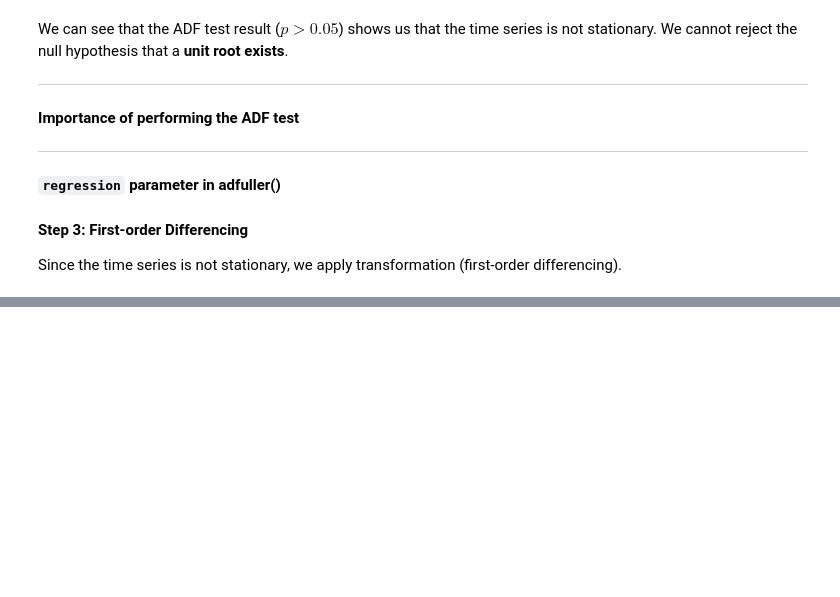
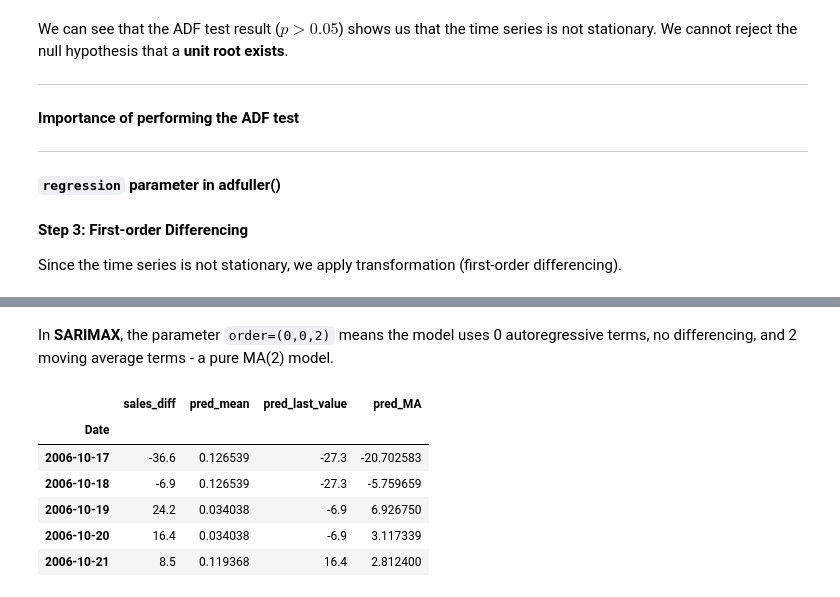
Before and after one commit to michaelhudson2205/INFO3022_Practicals, a Jupyter notebook: P4_2_Moving_Average.ipynb, the cells around one changed output, grey strips where cells are left out. Saved outputs shown, nothing was run; the diff lists cells and outputs as text; code cells hidden in the pictures; blank space fills up the shorter version.

Commit message:
Predicted 28 days (H).

```diff
--- a/P4_2_Moving_Average.ipynb
+++ b/P4_2_Moving_Average.ipynb
@@ -121,0 +276,28 @@ Since the time series is not stationary, we apply transformation (first-order di
+# %% [markdown]
+In **SARIMAX**, the parameter `order=(0,0,2)` means the model uses 0 autoregressive terms, no differencing, and 2 moving average terms - a pure MA(2) model.
+# %%
+# Train the baseline model and predict - historical mean and last known value
+# Train using the moving average process and predict the next 28 steps
+pred_df = test.copy()
+
+TRAIN_LEN = len(train)
+HORIZON = len(test)
+WINDOW = 2
+
+pred_mean = rolling_forecast(df_diff, TRAIN_LEN, HORIZON, WINDOW, method="mean")
+pred_last_value = rolling_forecast(df_diff, TRAIN_LEN, HORIZON, WINDOW, method="last")
+pred_MA = rolling_forecast(df_diff, TRAIN_LEN, HORIZON, WINDOW, method="MA")
+
+pred_df["pred_mean"] = pred_mean
+pred_df["pred_last_value"] = pred_last_value
+pred_df["pred_MA"] = pred_MA
+
+pred_df.head()
+# %% [output]
+|  | sales_diff | pred_mean | pred_last_value | pred_MA |
+| Date |  |  |  |  |
+| 2006-10-17 | -36.6 | 0.126539 | -27.3 | -20.702583 |
+| 2006-10-18 | -6.9 | 0.126539 | -27.3 | -5.759659 |
+| 2006-10-19 | 24.2 | 0.034038 | -6.9 | 6.926750 |
+| 2006-10-20 | 16.4 | 0.034038 | -6.9 | 3.117339 |
+| 2006-10-21 | 8.5 | 0.119368 | 16.4 | 2.812400 |
```
Also changed, not shown: parts of 16 cells of this notebook.
